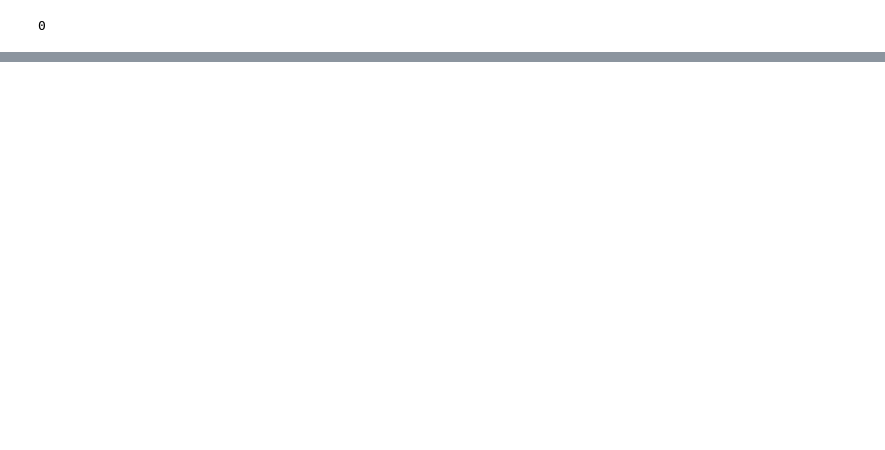
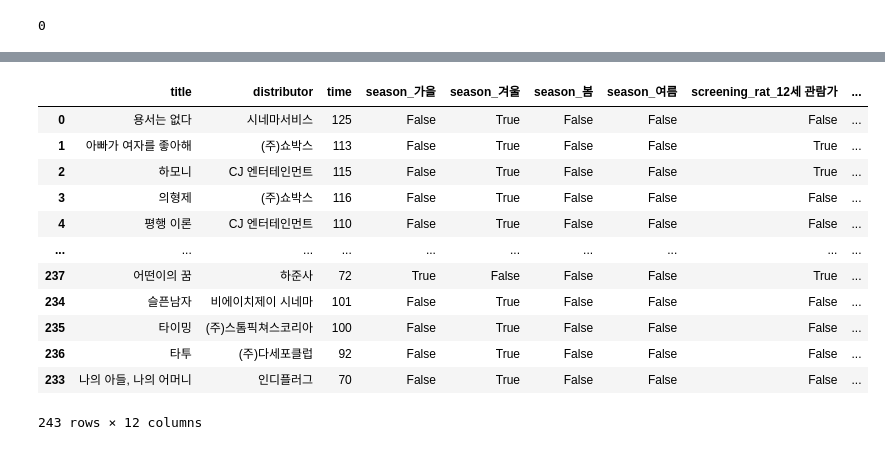
Before and after one commit to 1emonac/2023-2024_Chat_OCR, a Jupyter notebook: Portfolio/2. movie.ipynb, the cells around one changed output, grey strips where cells are left out. Drawn from its saved outputs; the diff is of its cells as text; code cells hidden in the pictures; blank space fills up the shorter version.

```diff
--- a/Portfolio/2. movie.ipynb
+++ b/Portfolio/2. movie.ipynb
@@ -71,0 +366,3 @@ train.duplicated().sum()
+# %%
+train = train.drop(['release_time'], axis = 1)
+test = test.drop(['release_time'], axis = 1)
@@ -71,0 +408,10 @@ train.duplicated().sum()
+# %%
+def movieTrain_data(data, columns):
+    for column in columns:
+        data = pd.concat([data, pd.get_dummies(data[column], prefix=column)], axis=1)
+        data = data.drop(column, axis=1)
+    return data
+
+movieTrain_columns = [['season', 'screening_rat']]
+train_ohe = movieTrain_data(train, movieTrain_columns)
+test_ohe = movieTrain_data(test, movieTrain_columns)
@@ -71,0 +434,3 @@ train.duplicated().sum()
+# %%
+train_ohe = train_ohe.drop(['genre', 'director', 'num_actor', 'month', 'num_staff'], axis=1)
+test_ohe = test_ohe.drop(['genre', 'director', 'num_actor', 'month', 'num_staff'], axis=1)
@@ -71,0 +581,18 @@ train.duplicated().sum()
+# %%
+test_ohe['box_off_num'] = 0
+# %%
+test_ohe
+# %% [output]
+|  | title | distributor | time | season_가을 | season_겨울 | season_봄 | season_여름 | screening_rat_12세 관람가 | ... |
+| 0 | 용서는 없다 | 시네마서비스 | 125 | False | True | False | False | False | ... |
+| 1 | 아빠가 여자를 좋아해 | (주)쇼박스 | 113 | False | True | False | False | True | ... |
+| 2 | 하모니 | CJ 엔터테인먼트 | 115 | False | True | False | False | True | ... |
+| 3 | 의형제 | (주)쇼박스 | 116 | False | True | False | False | False | ... |
+| 4 | 평행 이론 | CJ 엔터테인먼트 | 110 | False | True | False | False | False | ... |
+| ... | ... | ... | ... | ... | ... | ... | ... | ... | ... |
+| 237 | 어떤이의 꿈 | 하준사 | 72 | True | False | False | False | True | ... |
+| 234 | 슬픈남자 | 비에이치제이 시네마 | 101 | False | True | False | False | False | ... |
+| 235 | 타이밍 | (주)스톰픽쳐스코리아 | 100 | False | True | False | False | False | ... |
+| 236 | 타투 | (주)다세포클럽 | 92 | False | True | False | False | False | ... |
+| 233 | 나의 아들, 나의 어머니 | 인디플러그 | 70 | False | True | False | False | False | ... |
+243 rows × 12 columns
```
Also changed, not shown: parts of 72 cells of this notebook, 4 other files.
